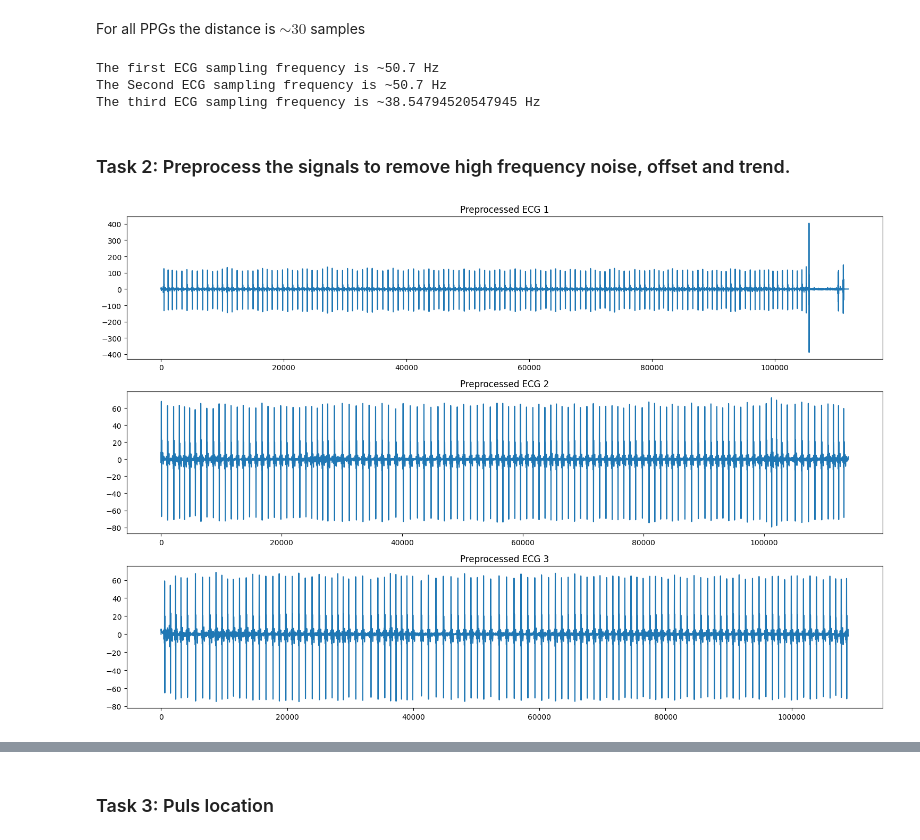
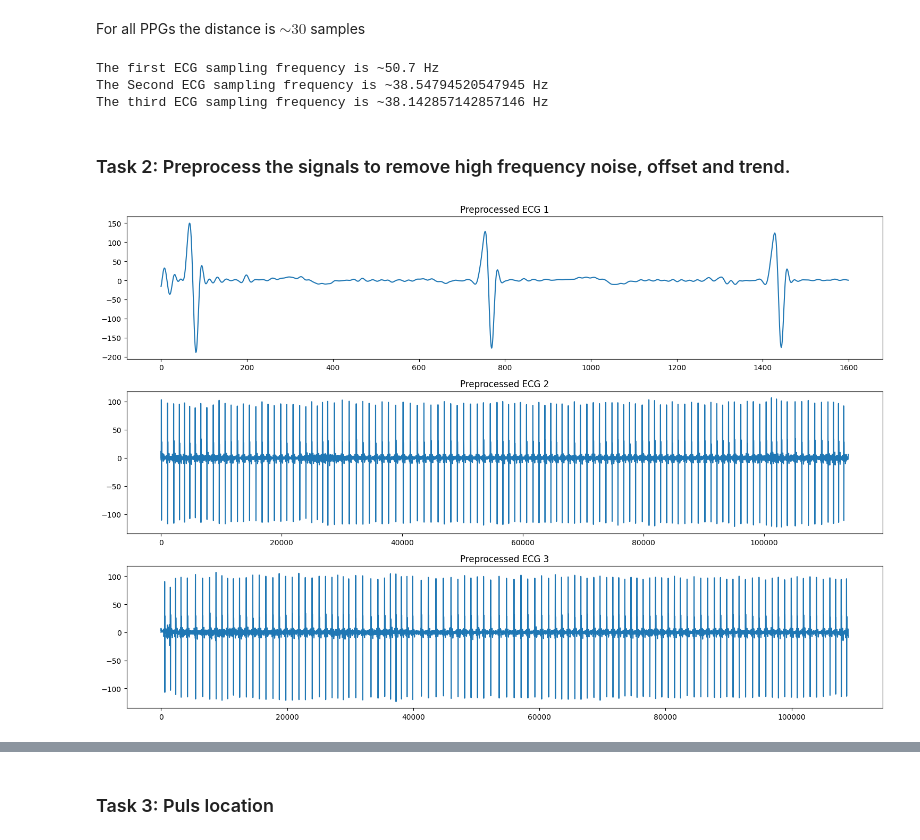
Before and after one commit to dniprocat/Corio-Signal-Processing-Assignment, a Jupyter notebook: ECG-PPG processing.ipynb, the cells around one changed output, grey strips where cells are left out. Drawn from its saved outputs; the diff is of its cells as text; code cells hidden in the pictures.

```diff
--- a/ECG-PPG processing.ipynb
+++ b/ECG-PPG processing.ipynb
@@ -130,14 +130,14 @@ ppg1_sf = detect_sampling_freq(ppg1, 1, 30)
 print(f'The first ECG sampling frequency is ~{ppg1_sf} Hz')
 
 ppg2_sf = detect_sampling_freq(ppg2, 1, 30)
-print(f'The Second ECG sampling frequency is ~{ppg1_sf} Hz')
+print(f'The Second ECG sampling frequency is ~{ppg2_sf} Hz')
 
 ppg3_sf = detect_sampling_freq(ppg3, 1, 30)
-print(f'The third ECG sampling frequency is ~{ppg2_sf} Hz')
+print(f'The third ECG sampling frequency is ~{ppg3_sf} Hz')
 # %% [output]
 The first ECG sampling frequency is ~50.7 Hz
-The Second ECG sampling frequency is ~50.7 Hz
-The third ECG sampling frequency is ~38.54794520547945 Hz
+The Second ECG sampling frequency is ~38.54794520547945 Hz
+The third ECG sampling frequency is ~38.142857142857146 Hz
 # %% [markdown]
 ### Task 2: Preprocess the signals to remove high frequency noise, offset and trend.
 # %%
@@ -180,30 +180,30 @@ def preprocess_signal(signal, fs, cutoff):
     preprocessed_signal = remove_trend_differencing(filtered_signal)
 
     return preprocessed_signal
-# %%
-# Filter parameter
-cutoff = 30.0
-
-# Signal Preprocessing
-ecg1_preprocessed = preprocess_signal(ecg1, ecg1_sf, cutoff)
-ecg2_preprocessed = preprocess_signal(ecg2, ecg2_sf, cutoff)
-ecg3_preprocessed = preprocess_signal(ecg3, ecg3_sf, cutoff)
-
-plt.figure(figsize=(15, 10))
-
-plt.subplot(3, 1, 1)
-plt.plot(ecg1_preprocessed)
-plt.title('Preprocessed ECG 1')
-
-plt.subplot(3, 1, 2)
-plt.plot(ecg2_preprocessed)
-plt.title('Preprocessed ECG 2')
-
-plt.subplot(3, 1, 3)
-plt.plot(ecg3_preprocessed)
-plt.title('Preprocessed ECG 3')
-
-plt.tight_layout()
-plt.show()
-# %% [output]
-[figure, removed]
+# %%
+# Filter parameter -- usually 40-50 Hz
+ecg_cutoff = 45
+
+# Signal Preprocessing
+ecg1_preprocessed = preprocess_signal(ecg1, ecg1_sf, ecg_cutoff)
+ecg2_preprocessed = preprocess_signal(ecg2, ecg2_sf, ecg_cutoff)
+ecg3_preprocessed = preprocess_signal(ecg3, ecg3_sf, ecg_cutoff)
+
+plt.figure(figsize=(15, 10))
+
+plt.subplot(3, 1, 1)
+plt.plot(ecg1_preprocessed[400:2000])
+plt.title('Preprocessed ECG 1')
+
+plt.subplot(3, 1, 2)
+plt.plot(ecg2_preprocessed)
+plt.title('Preprocessed ECG 2')
+
+plt.subplot(3, 1, 3)
+plt.plot(ecg3_preprocessed)
+plt.title('Preprocessed ECG 3')
+
+plt.tight_layout()
+plt.show()
+# %% [output]
+[figure, added]
```
Also changed, not shown: parts of 11 cells of this notebook.
